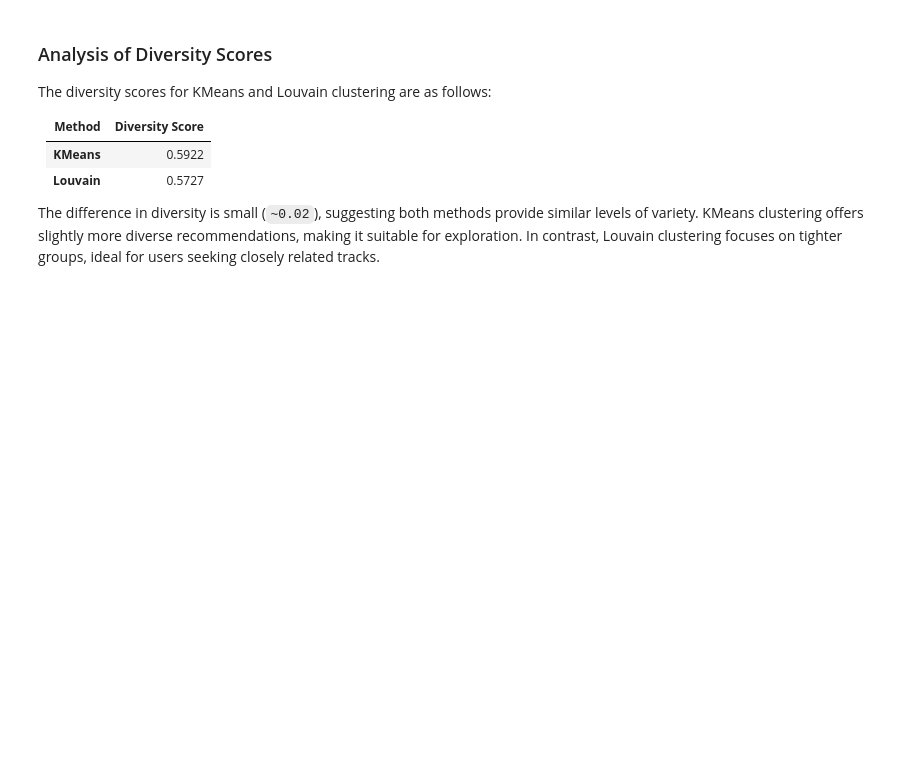
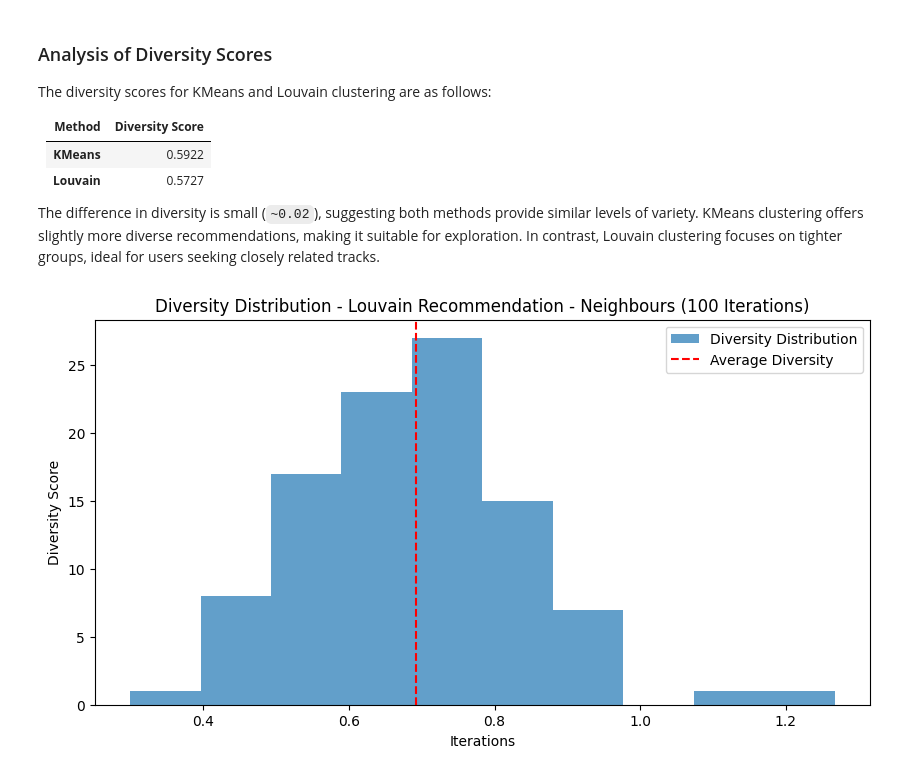
Before and after one commit to Ayafahim/computational_tools_project, a Jupyter notebook: graph_clustering.ipynb, the cells around one changed output. Cells and saved outputs as stored; diff of their text form; code cells hidden in the pictures; blank space fills up the shorter version.

```diff
--- a/graph_clustering.ipynb
+++ b/graph_clustering.ipynb
@@ -475,3 +527,27 @@ The diversity scores for KMeans and Louvain clustering are as follows:
 | **Louvain**   | 0.5727              |
 
 The difference in diversity is small (`~0.02`), suggesting both methods provide similar levels of variety. KMeans clustering offers slightly more diverse recommendations, making it suitable for exploration. In contrast, Louvain clustering focuses on tighter groups, ideal for users seeking closely related tracks.
+# %%
+# Perform diversity calculations over multiple iterations
+diversities_over_iterations = calculate_average_diversity_graph(
+    song_ids,
+    merged_data,
+    feature_columns,
+    recommend_from_graph_neighbors,  # Pass the Louvain-based recommendation function
+    iterations=100
+)
+
+# Plot the results
+plt.figure(figsize=(10, 5))
+
+# Histogram of diversities
+plt.hist(diversities_over_iterations, bins=10, alpha=0.7, label="Diversity Distribution")
+plt.axvline(x=sum(diversities_over_iterations) / len(diversities_over_iterations), color="red", linestyle="--", label="Average Diversity")
+
+plt.title("Diversity Distribution - Louvain Recommendation - Neighbours (100 Iterations)")
+plt.xlabel("Iterations")
+plt.ylabel("Diversity Score")
+plt.legend()
+plt.show()
+# %% [output]
+[figure, added]
```
Also changed, not shown: parts of 2 cells of this notebook, 2 other files.
